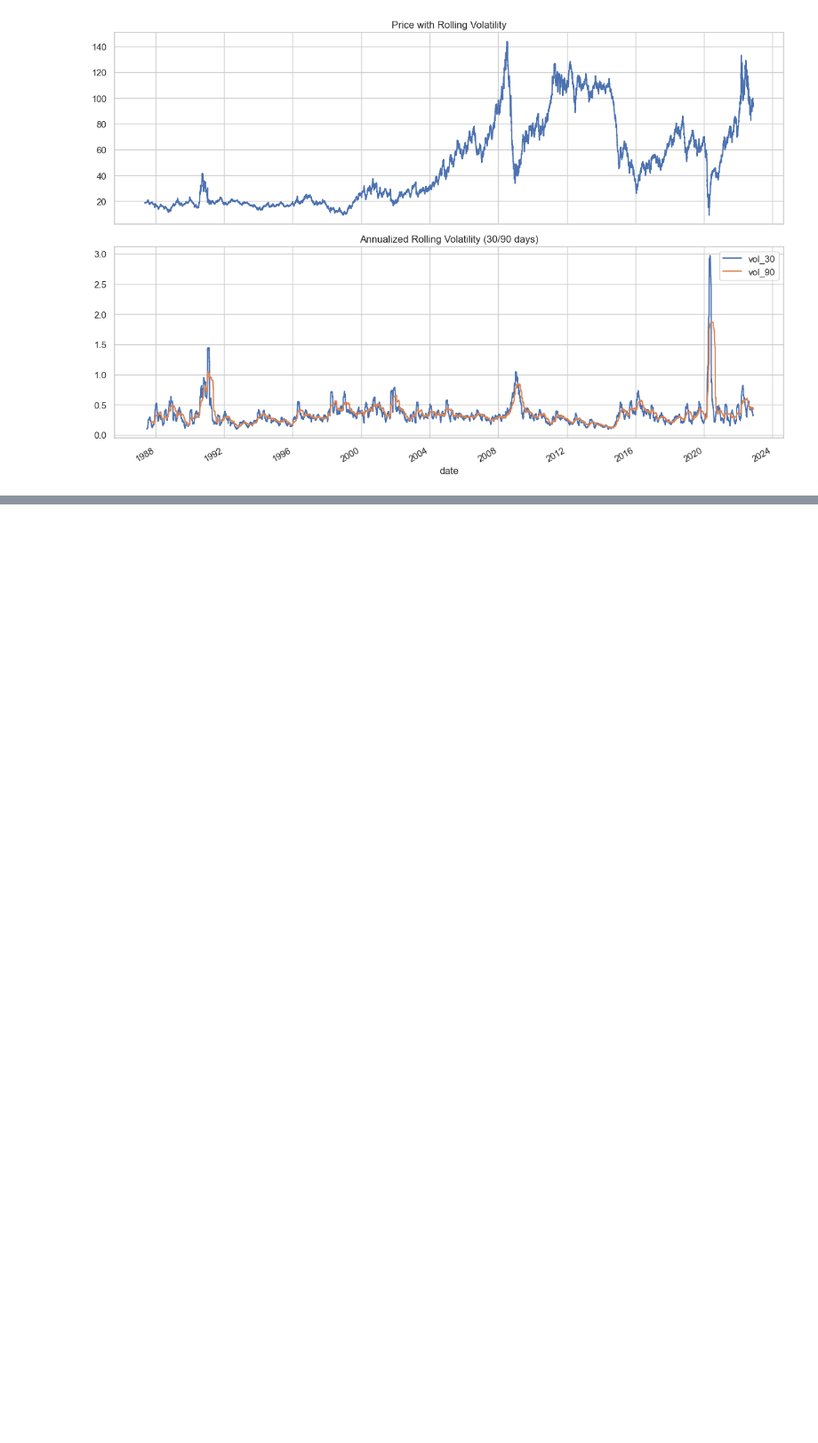
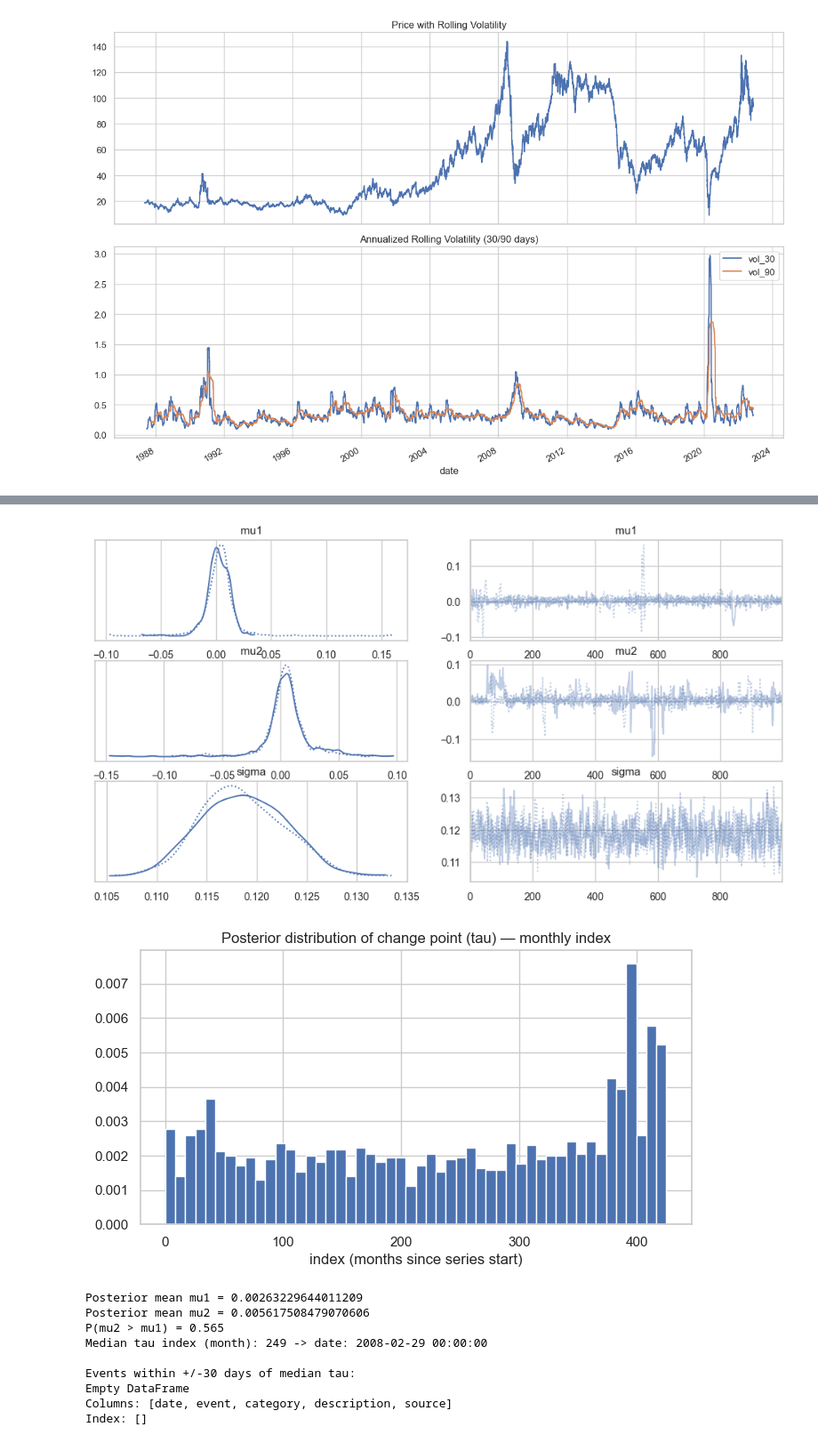
Before and after one commit to Ajwa2/Change-Point-Analysis-and-Statistical-Modeling-of-Time-Series-Data, a Jupyter notebook: notebooks/01_analysis.ipynb, the cells around one changed output, grey strips where cells are left out. Shown at 89% size. Drawn from its saved outputs; the diff is of its cells as text; code cells hidden in the pictures; blank space fills up the shorter version.

```diff
--- a/notebooks/01_analysis.ipynb
+++ b/notebooks/01_analysis.ipynb
@@ -13,8 +13,21 @@ import warnings
 warnings.filterwarnings('ignore')
 sns.set(style='whitegrid')
 # %%
-# Load Brent prices (ensure the CSV exists at data/BrentOilPrices.csv)
-df = pd.read_csv('../data/BrentOilPrices.csv', parse_dates=[0], dayfirst=True, names=['Date','Price'], header=0)
+# Robust data load: detect working directory and try candidate paths
+import os
+print('cwd:', os.getcwd())
+candidates = ['../data/raw/BrentOilPrices.csv','./data/BrentOilPrices.csv','data/BrentOilPrices.csv']
+for p in candidates:
+    print(p, os.path.exists(p))
+# If found, load using the first existing path
+for p in candidates:
+    if os.path.exists(p):
+        df = pd.read_csv(p, parse_dates=[0], dayfirst=True, names=['Date','Price'], header=0)
+        break
+else:
+    raise FileNotFoundError('BrentOilPrices.csv not found in candidate paths')
+
+# Standardize dataframe
 df = df.rename(columns={'Date':'date','Price':'price'})
 df['date'] = pd.to_datetime(df['date'], dayfirst=True, errors='coerce')
 df = df.set_index('date').sort_index()
@@ -74,3 +135,49 @@ Change point models identify times at which the statistical properties of a time
+# %%
+# Diagnostics and posterior summaries
+az.plot_trace(idata, var_names=['mu1','mu2','sigma'])
+plt.show()
+
+# Ensure events dataset is loaded for event matching
+events = pd.read_csv('../data/processed/events.csv', parse_dates=['date'])
+
+# Extract posterior samples for tau (from InferenceData)
+tau_samples = idata.posterior['tau'].values.flatten()
+plt.figure(figsize=(8,4))
+plt.hist(tau_samples, bins=50, density=True)
+plt.title('Posterior distribution of change point (tau) — monthly index')
+plt.xlabel('index (months since series start)')
+plt.show()
+
+# Posterior means and impact estimate
+mu1_samples = idata.posterior['mu1'].values.flatten()
+mu2_samples = idata.posterior['mu2'].values.flatten()
+print('Posterior mean mu1 =', mu1_samples.mean())
+print('Posterior mean mu2 =', mu2_samples.mean())
+print('P(mu2 > mu1) =', (mu2_samples > mu1_samples).mean())
+
+# Map median tau to calendar date (monthly index)
+tau_median = int(np.median(tau_samples))
+monthly_index = monthly_prices.dropna().index
+tau_date = monthly_index[tau_median]
+print('Median tau index (month):', tau_median, '-> date:', tau_date)
+
+# Find events within +/- 30 days (monthly resolution)
+window = pd.Timedelta(days=30)
+near_events = events[(events['date'] >= (tau_date - window)) & (events['date'] <= (tau_date + window))]
+print('\nEvents within +/-30 days of median tau:')
+print(near_events.to_string(index=False))
+# %% [output]
+[figure, added]
+[figure, added]
+Posterior mean mu1 = 0.00263229644011209
+Posterior mean mu2 = 0.005617508479070606
+P(mu2 > mu1) = 0.565
+Median tau index (month): 249 -> date: 2008-02-29 00:00:00
+
+Events within +/-30 days of median tau:
+Empty DataFrame
+Columns: [date, event, category, description, source]
+Index: []
 # %%
 # Load compiled events to inspect mapping to breakpoints
 events = pd.read_csv('../data/processed/events.csv', parse_dates=['date'])
```
Also changed, not shown: parts of 5 cells of this notebook, 1 other file.
